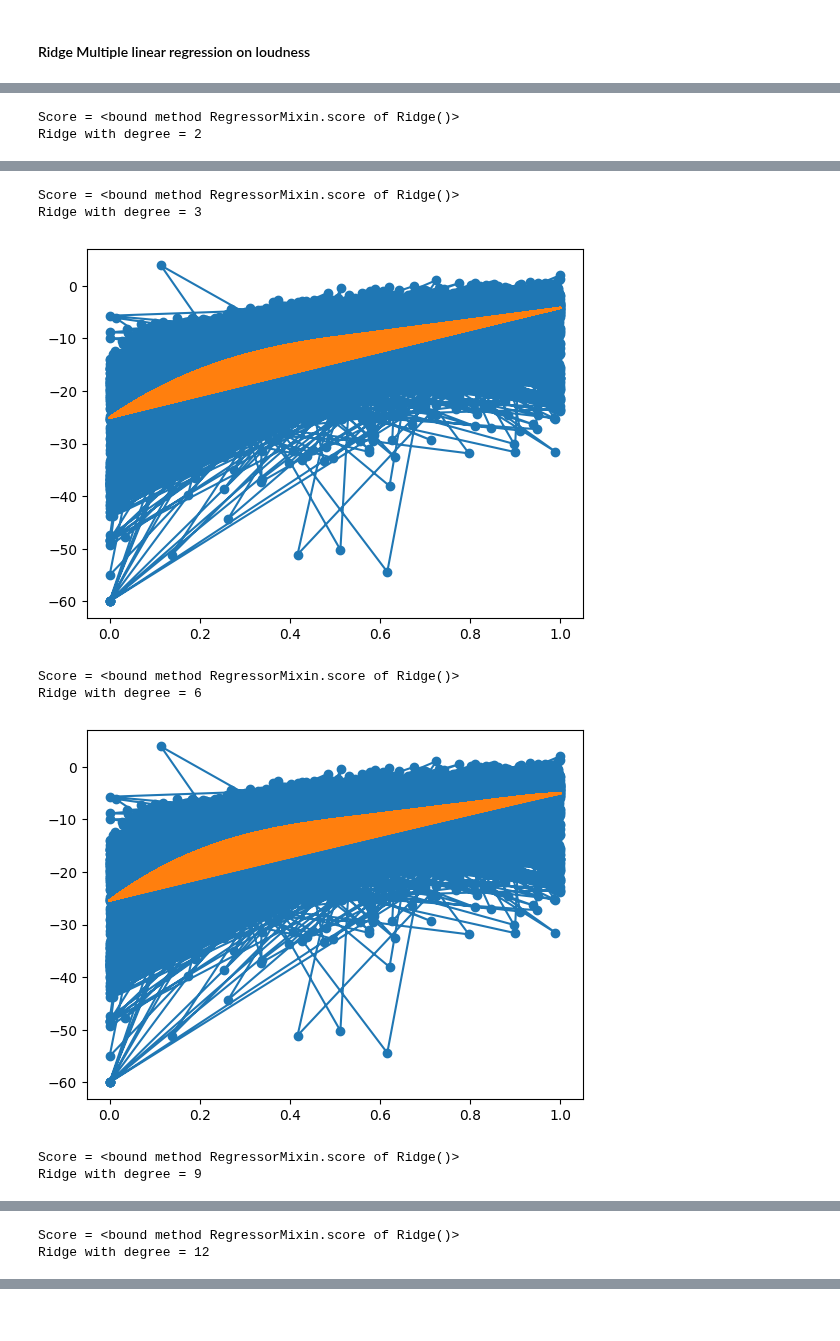
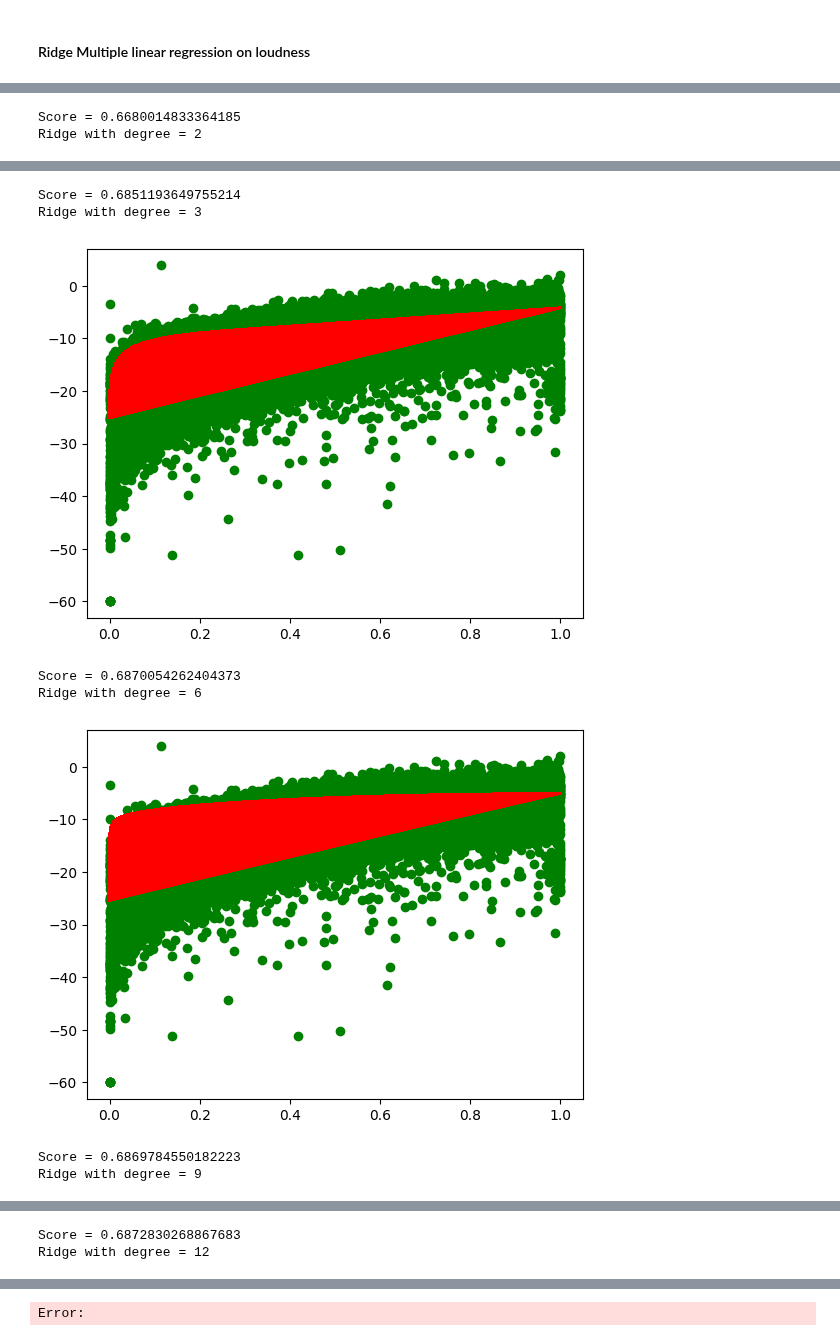
Before and after one commit to Manuela-AYO/DAProject2022, a Jupyter notebook: spotifyAnalysis.ipynb, the cells around one changed output, grey strips where cells are left out. Saved outputs shown, nothing was run; the diff lists cells and outputs as text; code cells hidden in the pictures.

```diff
--- a/spotifyAnalysis.ipynb
+++ b/spotifyAnalysis.ipynb
@@ -266,11 +266,11 @@ for deg in [1,2,3,6,9,12]:
     # train the regressor on training set
     pred = model.predict(energy_deg)
 
-    print(f"Score = {model.score()}")
+    print(f"Score = {model.score(energy_deg, loudness)}")
 
     # plot
     print(f"Ridge with degree = {deg}")
-    plt.scatter(df_train["energy"], df_train["loudness"])
-    plt.plot(energy, pred)
+    plt.scatter(df_train["energy"], df_train["loudness"], c="g")
+    plt.plot(energy_deg, pred, c="r")
     plt.show()
 # %% [output]
@@ -280,2 +280,2 @@ Ridge with degree = 1
-Score = <bound method RegressorMixin.score of Ridge()>
+Score = 0.6680014833364185
 Ridge with degree = 2
@@ -283,8 +283,8 @@ Ridge with degree = 2
-Score = <bound method RegressorMixin.score of Ridge()>
+Score = 0.6851193649755214
 Ridge with degree = 3
-[figure, old version]
+[figure, new version]
-Score = <bound method RegressorMixin.score of Ridge()>
+Score = 0.6870054262404373
 Ridge with degree = 6
-[figure, old version]
+[figure, new version]
-Score = <bound method RegressorMixin.score of Ridge()>
+Score = 0.6869784550182223
 Ridge with degree = 9
@@ -292,2 +292,2 @@ Ridge with degree = 9
-Score = <bound method RegressorMixin.score of Ridge()>
+Score = 0.6872830268867683
 Ridge with degree = 12
@@ -294,0 +294 @@ Ridge with degree = 12
+Error:
```
Also changed, not shown: parts of 6 cells of this notebook.
